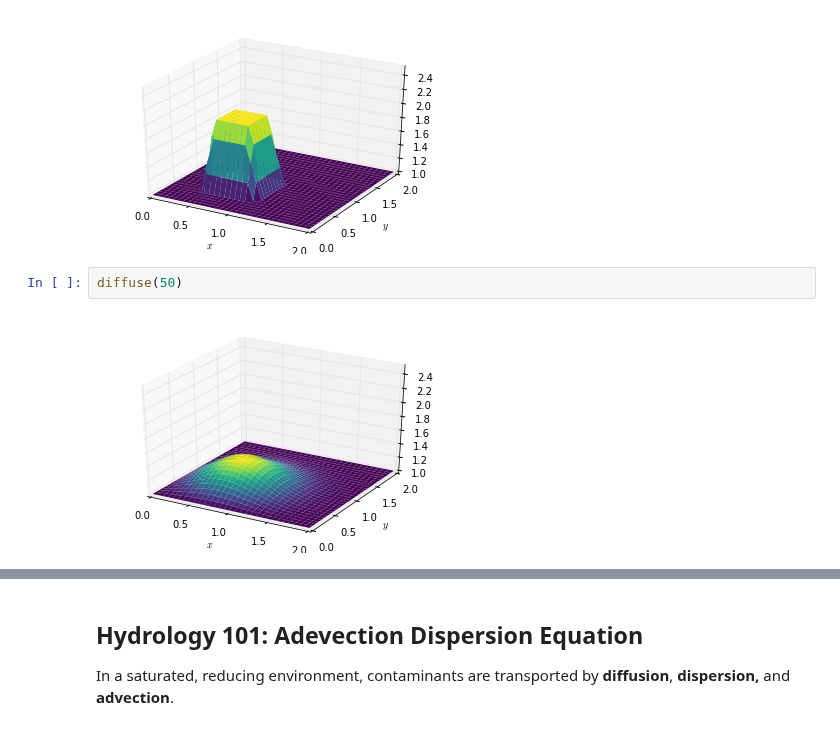
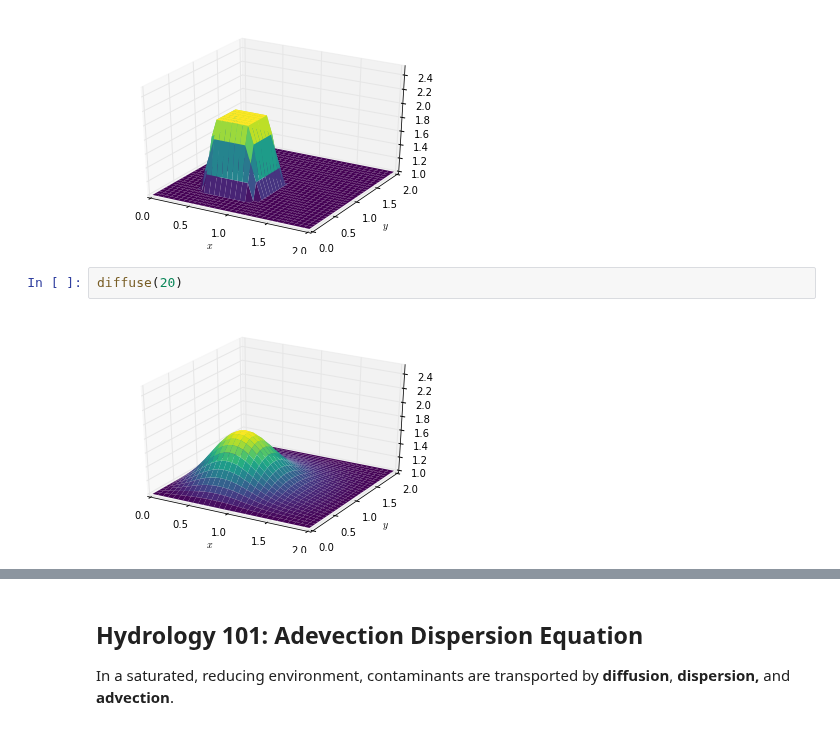
Before and after one commit to katyhuff/npre412, a Jupyter notebook: high-level-waste/hlw-technology.ipynb, the cells around one changed output, grey strips where cells are left out. Saved outputs shown, nothing was run; the diff lists cells and outputs as text.

```diff
--- a/high-level-waste/hlw-technology.ipynb
+++ b/high-level-waste/hlw-technology.ipynb
@@ -343,9 +343,9 @@ diffuse(0)
 # %% [output]
 [figure]
 # %%
-diffuse(50)
+diffuse(20)
 # %% [output]
-[figure, old version]
+[figure, new version]
 # %% [markdown]
 ![./wf_release.png](./wf_release.png)
 [6] J. A. Blink, T. A. Buscheck, W. G. Halsey, and T. Wolery.
```
Also changed, not shown: parts of 3 cells of this notebook, 3 other files.
